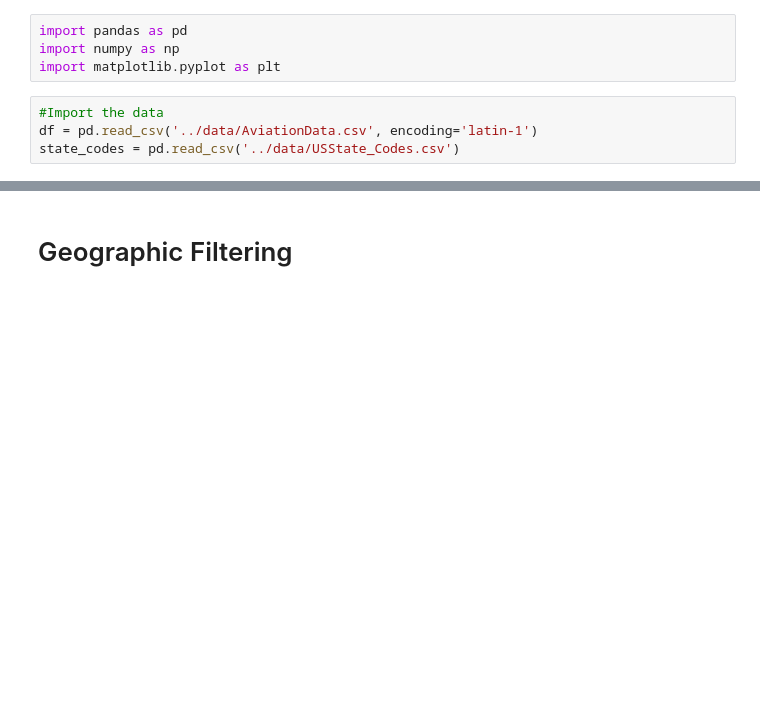
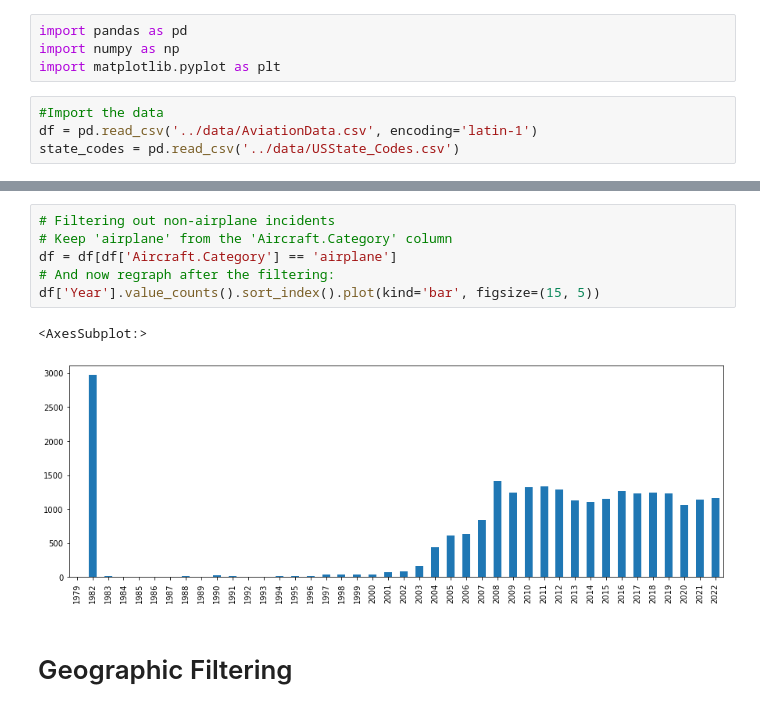
Before and after one commit to natehiatt/aviation_project, a Jupyter notebook: notebooks/data_cleaning.ipynb, the cells around one changed output, grey strips where cells are left out. Cells and saved outputs as stored; diff of their text form; blank space fills up the shorter version.

```diff
--- a/notebooks/data_cleaning.ipynb
+++ b/notebooks/data_cleaning.ipynb
@@ -39,3 +45,12 @@ memory usage: 6.1+ MB
+# %%
+# Filtering out non-airplane incidents
+# Keep 'airplane' from the 'Aircraft.Category' column
+df = df[df['Aircraft.Category'] == 'airplane']
+# And now regraph after the filtering:
+df['Year'].value_counts().sort_index().plot(kind='bar', figsize=(15, 5))
+# %% [output]
+<AxesSubplot:>
+[figure, added]
 # %% [markdown]
 # Geographic Filtering
 # %%
```
Also changed, not shown: parts of 10 cells of this notebook, 2 other files.
